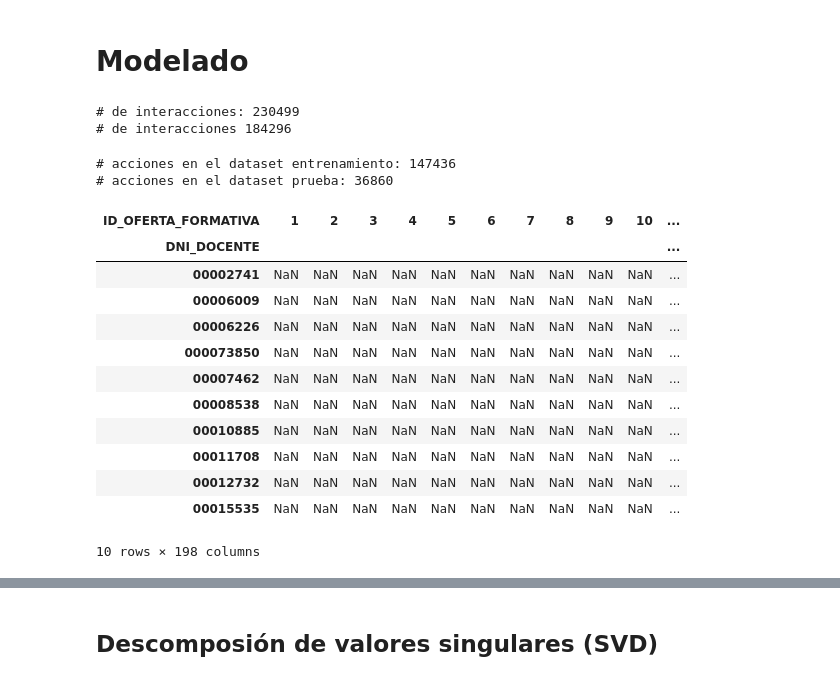
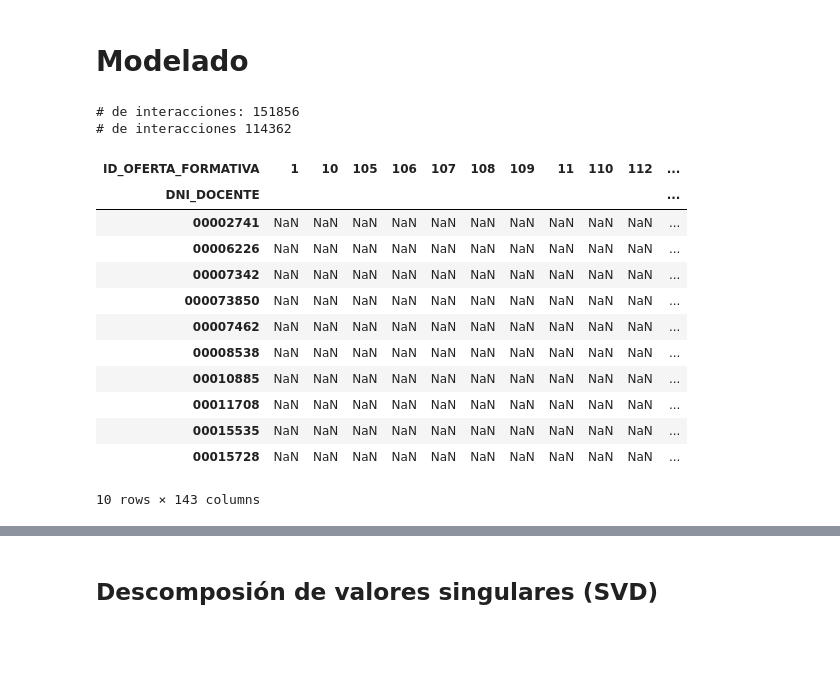
Before and after one commit to juorme/difods_2023_prod, a Jupyter notebook: appfc.ipynb, the cells around one changed output, grey strips where cells are left out. Cells and saved outputs as stored; diff of their text form; code cells hidden in the pictures; blank space fills up the shorter version.

```diff
--- a/appfc.ipynb
+++ b/appfc.ipynb
@@ -69,0 +190,4 @@ print('# Cursos de la oferta formativa con más de dos registros: %d' %len(curso
+# %%
+#Reduccion de ocurrencias de ID_OFERTA_FORMATIVA, DNI_DOCENTE
+acciones_df = acciones_df.drop_duplicates(['ID_OFERTA_FORMATIVA','DNI_DOCENTE'],keep='last')
+acciones_df.shape
@@ -69,0 +196,5 @@ print('# Cursos de la oferta formativa con más de dos registros: %d' %len(curso
+# %%
+#Cruce de datos con los oferta formativa tipo cursos
+acciones_df['ID_OFERTA_FORMATIVA'] = acciones_df['ID_OFERTA_FORMATIVA'].astype('str')
+acciones_df_validos = cursos_validos.merge(acciones_df , how='left',left_on='ID',right_on='ID_OFERTA_FORMATIVA')
+print('El dataframe acciones tiene %d registros' % acciones_df_validos.shape[0])
@@ -164,5 +387,5 @@ acciones_df = acciones_df[acciones_df['VISTAS']>0]
 # %%
-usuario_interaccion_count = acciones_df.groupby(['DNI_DOCENTE', 'ID_OFERTA_FORMATIVA']).size().groupby('DNI_DOCENTE').size()
+usuario_interaccion_count = acciones_df_validos.groupby(['DNI_DOCENTE', 'ID_OFERTA_FORMATIVA']).size().groupby('DNI_DOCENTE').size()
 print('# usuarios: %d' % len(usuario_interaccion_count))
 usuario_considerado = usuario_interaccion_count[usuario_interaccion_count > 1].reset_index()[['DNI_DOCENTE']]
 print('# usuarios con mas de 1 accion:  %d' % len(usuario_considerado))
@@ -172,6 +395,6 @@ print('# usuarios con mas de 1 accion:  %d' % len(usuario_considerado))
 # %%
-print('# de  acciones %d' % len(acciones_df))
-acciones_seleccionadas = acciones_df.merge(usuario_considerado,
+print('# de  acciones %d' % len(acciones_df_validos))
+acciones_seleccionadas = acciones_df_validos.merge(usuario_considerado,
                                         how = 'right',
                                         left_on = 'DNI_DOCENTE',
                                         right_on = 'DNI_DOCENTE')
@@ -212,46 +435,35 @@ acciones_full_df
 # %% [markdown]
 # Modelado
 # %%
-print('# de interacciones: %d' % len(acciones_df))
+print('# de interacciones: %d' % len(acciones_df_validos))
 registros_duplicados = acciones_full_df.groupby(['DNI_DOCENTE', 'ID_OFERTA_FORMATIVA'])['DNI_DOCENTE'].count().to_frame('CONT').reset_index().sort_values('CONT', ascending=False)
 registros_duplicados = registros_duplicados[registros_duplicados['CONT']==1]
 acciones_full_valido_df = acciones_full_df.merge(registros_duplicados, how='right' , left_on=['DNI_DOCENTE','ID_OFERTA_FORMATIVA'],right_on=['DNI_DOCENTE','ID_OFERTA_FORMATIVA'])
 print('# de interacciones %d' %len(acciones_full_valido_df))
 # %% [output]
-# de interacciones: 230499
-# de interacciones 184296
+# de interacciones: 151856
+# de interacciones 114362
-# %%
-acciones_entrenamiento_df, acciones_prueba_df = train_test_split(acciones_full_valido_df,
-                                                            #stratify=acciones_full_df['DNI_DOCENTE'],
-                                                            test_size=0.20,
-                                                            random_state=42)
-
-print('# acciones en el dataset entrenamiento: %d' %len(acciones_entrenamiento_df))
-print('# acciones en el dataset prueba: %d' %len(acciones_prueba_df))
-# %% [output]
-# acciones en el dataset entrenamiento: 147436
-# acciones en el dataset prueba: 36860
 # %%
 #Creación de una tabla dinámica dispersa con usuarios en filas y elementos en columnas
-usuario_item_pivot_matrix_df = acciones_entrenamiento_df.pivot(index='DNI_DOCENTE',
+usuario_item_pivot_matrix_df = acciones_full_valido_df.pivot(index='DNI_DOCENTE',
                                                                 columns='ID_OFERTA_FORMATIVA',
-                                                                values='CALIFICACION_TRANSFORMADO')
+                                                             values='CALIFICACION_TRANSFORMADO')
 
 usuario_item_pivot_matrix_df.head(10)
 # %% [output]
-| ID_OFERTA_FORMATIVA | 1 | 2 | 3 | 4 | 5 | 6 | 7 | 8 | 9 | 10 | ... |
+| ID_OFERTA_FORMATIVA | 1 | 10 | 105 | 106 | 107 | 108 | 109 | 11 | 110 | 112 | ... |
 | DNI_DOCENTE |  |  |  |  |  |  |  |  |  |  | ... |
 | 00002741 | NaN | NaN | NaN | NaN | NaN | NaN | NaN | NaN | NaN | NaN | ... |
-| 00006009 | NaN | NaN | NaN | NaN | NaN | NaN | NaN | NaN | NaN | NaN | ... |
 | 00006226 | NaN | NaN | NaN | NaN | NaN | NaN | NaN | NaN | NaN | NaN | ... |
+| 00007342 | NaN | NaN | NaN | NaN | NaN | NaN | NaN | NaN | NaN | NaN | ... |
 | 000073850 | NaN | NaN | NaN | NaN | NaN | NaN | NaN | NaN | NaN | NaN | ... |
 | 00007462 | NaN | NaN | NaN | NaN | NaN | NaN | NaN | NaN | NaN | NaN | ... |
 | 00008538 | NaN | NaN | NaN | NaN | NaN | NaN | NaN | NaN | NaN | NaN | ... |
 | 00010885 | NaN | NaN | NaN | NaN | NaN | NaN | NaN | NaN | NaN | NaN | ... |
 | 00011708 | NaN | NaN | NaN | NaN | NaN | NaN | NaN | NaN | NaN | NaN | ... |
-| 00012732 | NaN | NaN | NaN | NaN | NaN | NaN | NaN | NaN | NaN | NaN | ... |
 | 00015535 | NaN | NaN | NaN | NaN | NaN | NaN | NaN | NaN | NaN | NaN | ... |
+| 00015728 | NaN | NaN | NaN | NaN | NaN | NaN | NaN | NaN | NaN | NaN | ... |
-10 rows × 198 columns
+10 rows × 143 columns
 # %%
 # Calculando matrix sparsity
 sparsity_count = usuario_item_pivot_matrix_df.isnull().values.sum()
```
Also changed, not shown: parts of 56 cells of this notebook.
